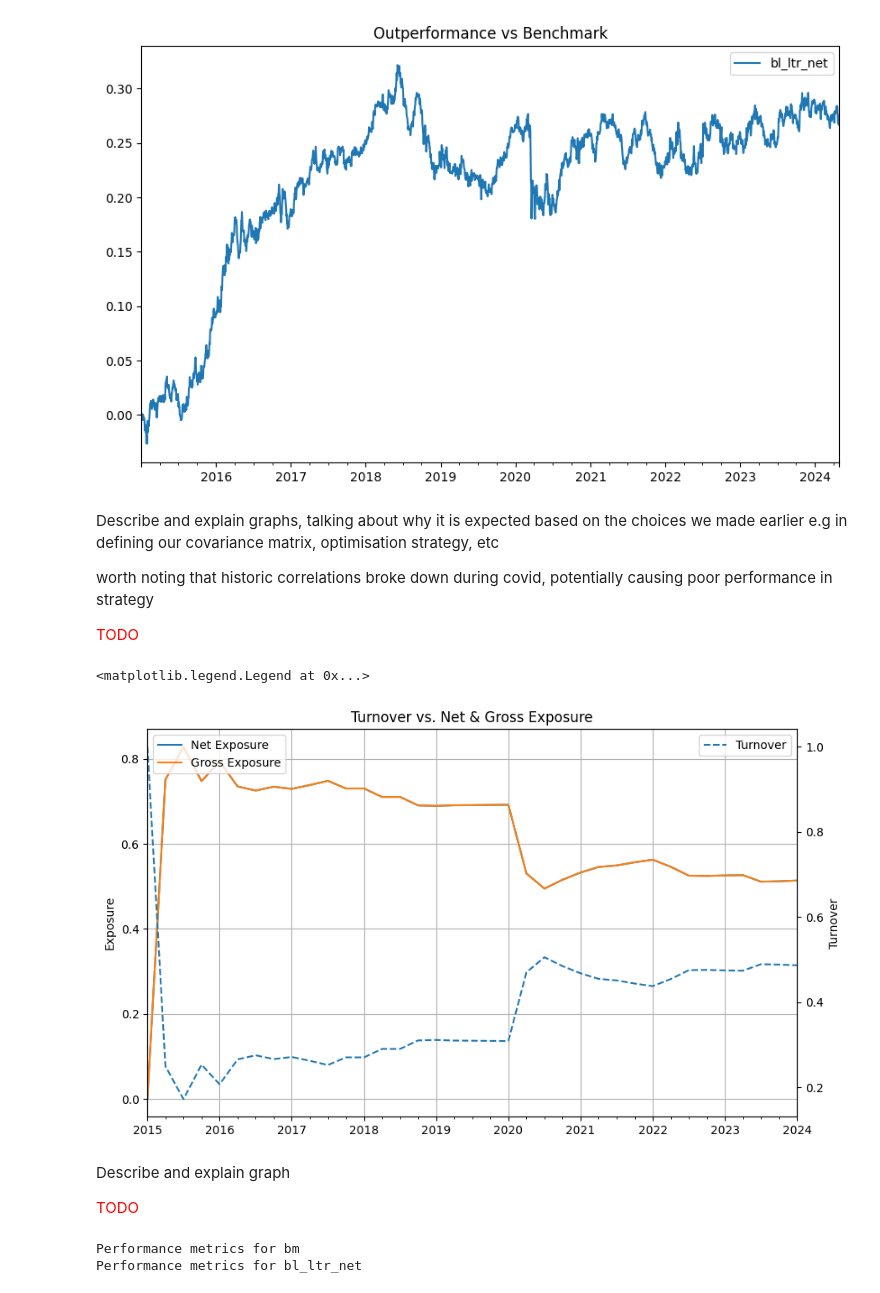
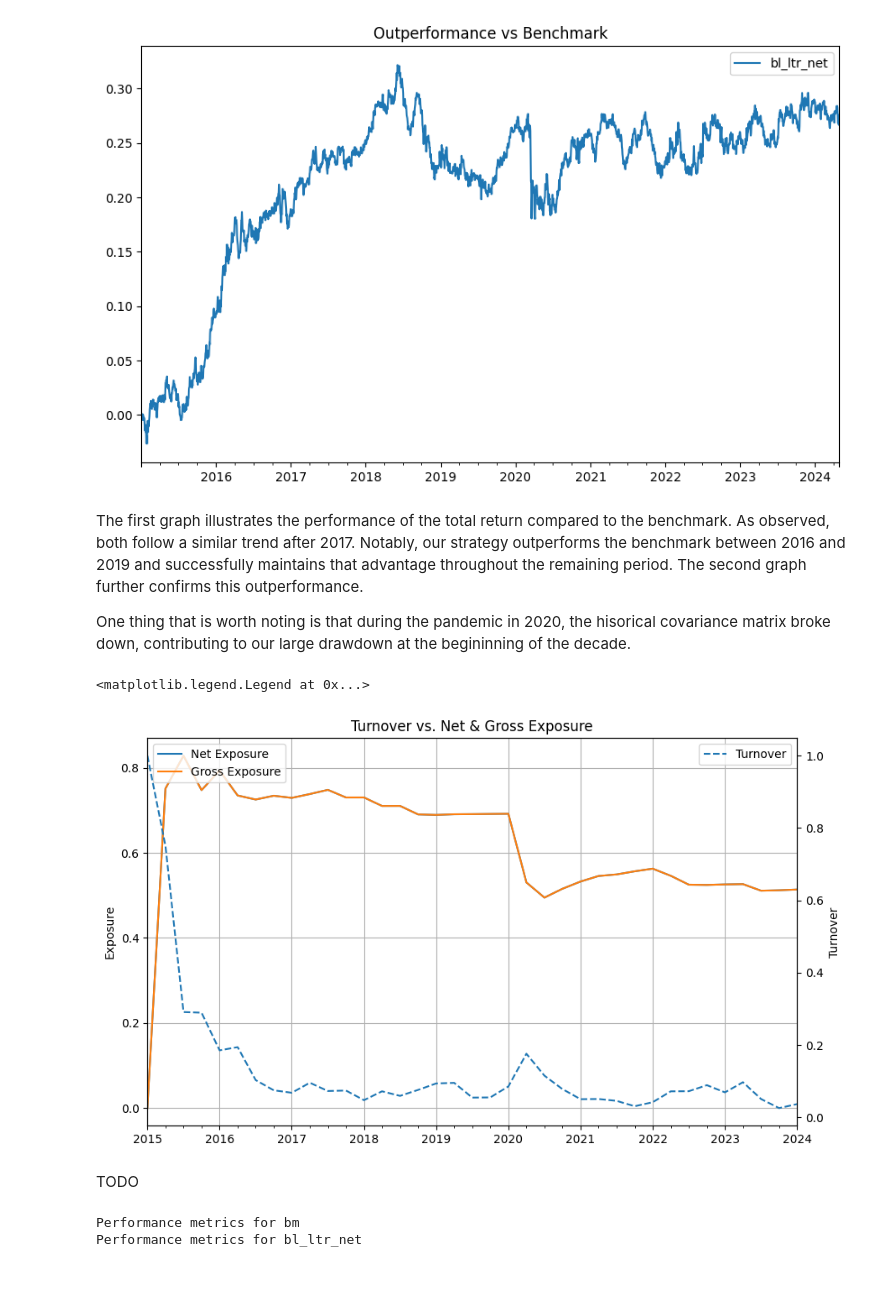
Before and after one commit to nwinkler99/qpmwp-course, a Jupyter notebook: assignments/Trading_Strat_updated.ipynb, the cells around one changed output. Saved outputs shown, nothing was run; the diff lists cells and outputs as text; code cells hidden in the pictures.

Commit message:
Further Results

```diff
--- a/assignments/Trading_Strat_updated.ipynb
+++ b/assignments/Trading_Strat_updated.ipynb
@@ -401,7 +396,8 @@ Now we have defined our backtesting services and optimisation method we can run
 bt_bl_ltr = Backtest()
 bt_bl_ltr.run(bs=bs)
 
-path = "C:/Users/angus/OneDrive/Desktop/QPMwP/Investment_Strategy/BACKTESTS/"  # <change this to your path where you want to store the backtest>
+#path = "C:/Users/angus/OneDrive/Desktop/QPMwP/Investment_Strategy/BACKTESTS/"  # <change this to your path where you want to store the backtest>
+path = "C:/Users/nilsw/QPM/qpmwp-course/BACKTESTS/"
 filename = 'backtest_bl_ltr.pickle' # <change this to your desired filename>
 
 # # Save the backtest as a .pickle file
@@ -509,41 +505,37 @@ outperformance.drop(columns=['bm'], errors='ignore').plot(
 [figure]
 [figure]
 # %% [markdown]
-Describe and explain graphs, talking about why it is expected based on the choices we made earlier e.g in defining our covariance matrix, optimisation strategy, etc
+The first graph illustrates the performance of the total return compared to the benchmark. As observed, both follow a similar trend after 2017. Notably, our strategy outperforms the benchmark between 2016 and 2019 and successfully maintains that advantage throughout the remaining period. The second graph further confirms this outperformance.
 
-worth noting that historic correlations broke down during covid, potentially causing poor performance in strategy
-
-<span style="color:red">TODO </span>
+One thing that is worth noting is that during the pandemic in 2020, the hisorical covariance matrix broke down, contributing to our large drawdown at the begininning of the decade.
 # %%
 # existing turnover & weights
-to_bl_ltr = bt_bl_ltr.strategy.turnover(return_series=return_series)
+to_bl_ltr = bt_bl_ltr.strategy.turnover(return_series=return_series, rescale = False)
 to_bl_ltr.index    = pd.to_datetime(to_bl_ltr.index)
 
 # name turnover
 to_bl_ltr.name = "Turnover"
 
 # combine into one DataFrame
 df = pd.concat([to_bl_ltr, net_exposure, gross_exposure], axis=1).dropna()
 
 # plot Net & Gross Exposure on primary axis, Turnover on secondary
 ax = df[["Net Exposure","Gross Exposure"]].plot(title="Turnover vs. Net & Gross Exposure", figsize=(10,6))
 ax.set_ylabel("Exposure")
 ax.grid(True)
 
 ax2 = ax.twinx()
 df["Turnover"].plot(ax=ax2, linestyle="--", label="Turnover")
 ax2.set_ylabel("Turnover")
 ax2.legend(loc="upper right")
 
 # show legend for exposures
 ax.legend(loc="upper left")
 # %% [output]
 <matplotlib.legend.Legend at 0x...>
-[figure, old version]
+[figure, new version]
-# %% [markdown]
-Describe and explain graph
-
-<span style="color:red">TODO </span>
+# %% [markdown]
+TODO
 # %%
 # Helper functions for performance metrics
 def annual_return(series, periods_per_year=252):
```
Also changed, not shown: parts of 15 cells of this notebook.
